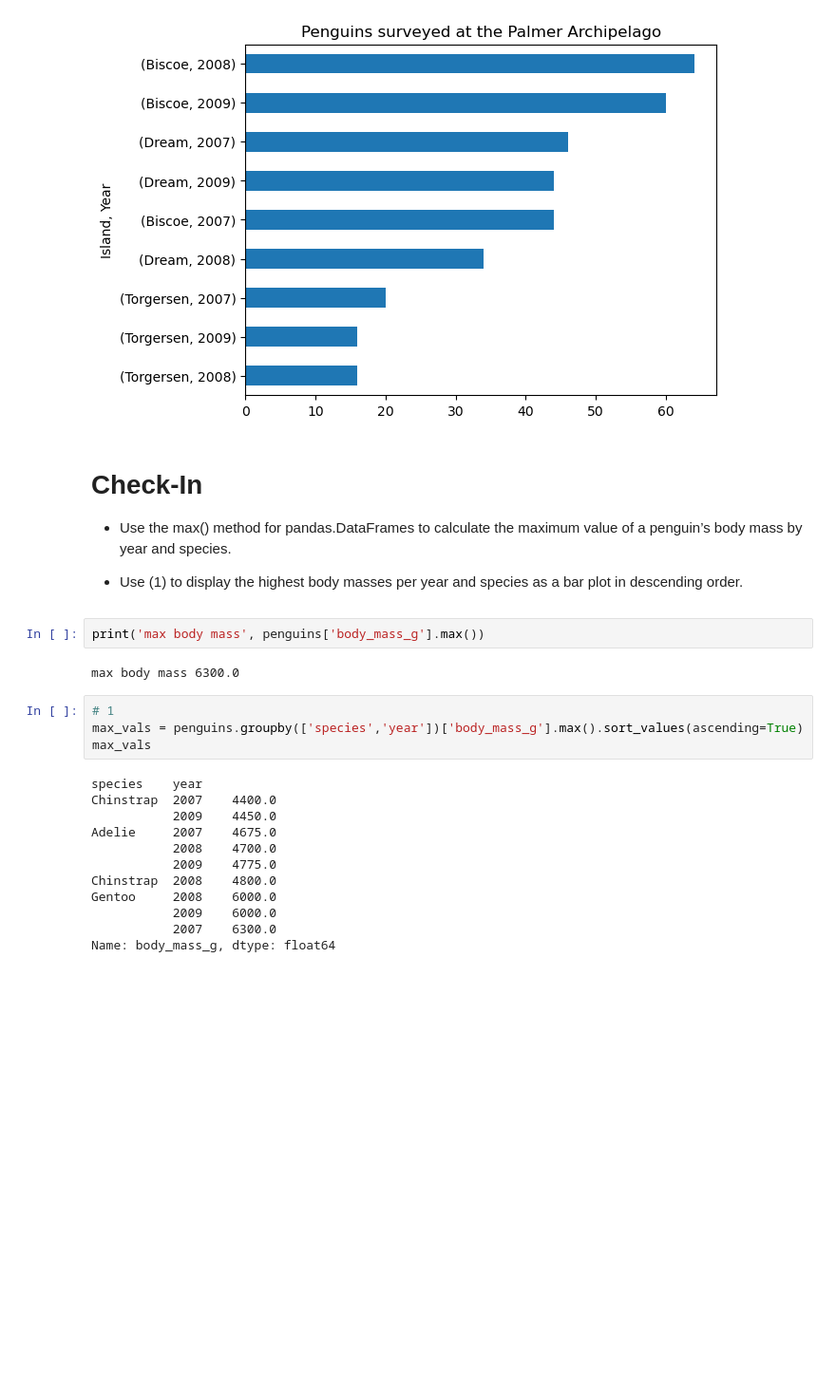
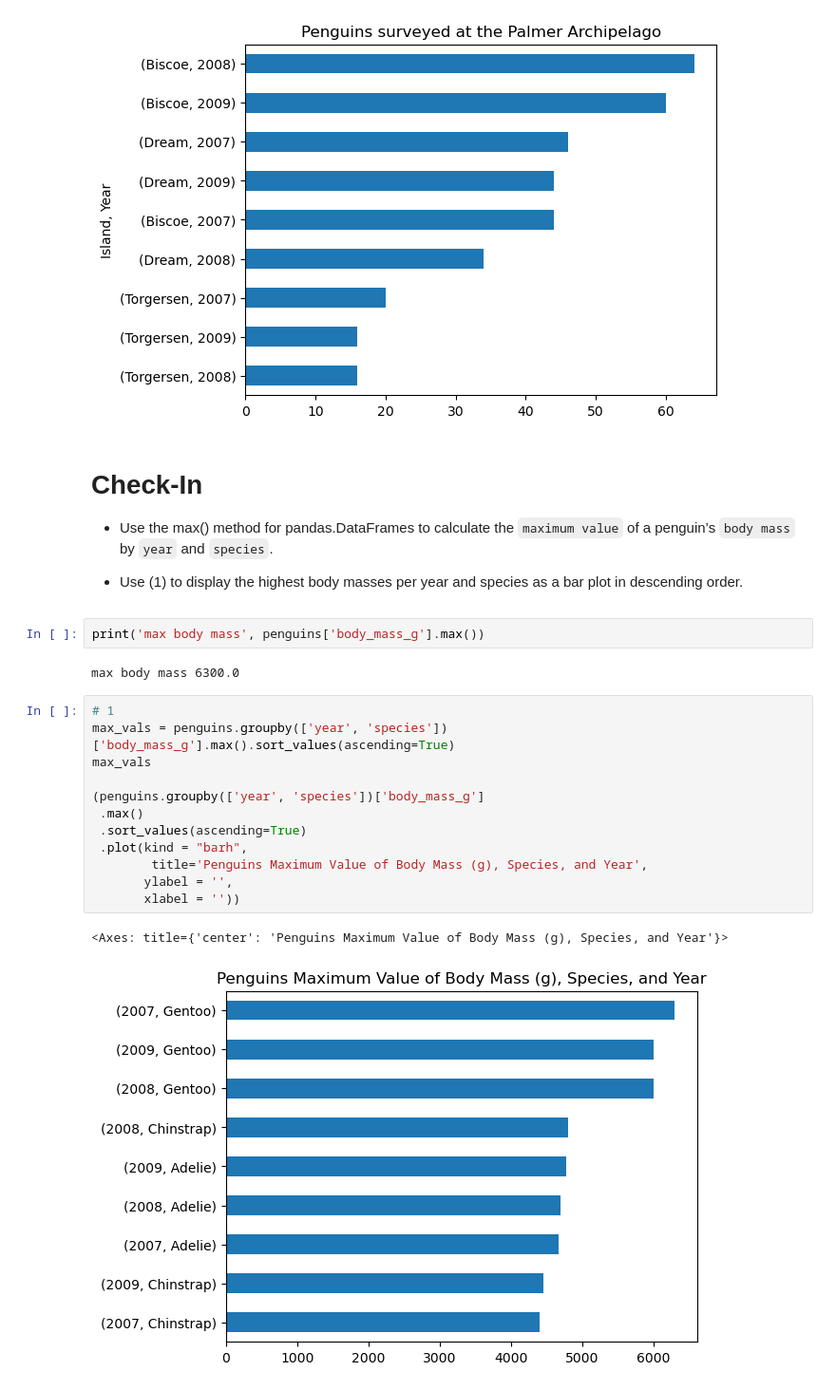
Before and after one commit to marietolteca00/eds220-2025-in-class, a Jupyter notebook: week2-groupby.ipynb, the cells around one changed output. Shown at 95% size. Drawn from its saved outputs; the diff is of its cells as text; blank space fills up the shorter version.

```diff
--- a/week2-groupby.ipynb
+++ b/week2-groupby.ipynb
@@ -195,7 +195,7 @@ Let’s say we want to plot the surveyed population per year and island. We coul
 [figure]
 # %% [markdown]
 # Check-In
-- Use the max() method for pandas.DataFrames to calculate the maximum value of a penguin’s body mass by year and species.
+- Use the max() method for pandas.DataFrames to calculate the `maximum value` of a penguin’s `body mass` by `year` and `species`.
 
 - Use (1) to display the highest body masses per year and species as a bar plot in descending order.
 # %%
@@ -204,20 +204,19 @@ print('max body mass', penguins['body_mass_g'].max())
 max body mass 6300.0
 # %%
 # 1
-max_vals = penguins.groupby(['species','year'])['body_mass_g'].max().sort_values(ascending=True)
+max_vals = penguins.groupby(['year', 'species'])['body_mass_g'].max().sort_values(ascending=True)
 max_vals
+
+(penguins.groupby(['year', 'species'])['body_mass_g']
+ .max()
+ .sort_values(ascending=True)
+ .plot(kind = "barh",
+        title='Penguins Maximum Value of Body Mass (g), Species, and Year',
+       ylabel = '',
+       xlabel = ''))
 # %% [output]
-species    year
-Chinstrap  2007    4400.0
-           2009    4450.0
-Adelie     2007    4675.0
-           2008    4700.0
-           2009    4775.0
-Chinstrap  2008    4800.0
-Gentoo     2008    6000.0
-           2009    6000.0
-           2007    6300.0
-Name: body_mass_g, dtype: float64
+<Axes: title={'center': 'Penguins Maximum Value of Body Mass (g), Species, and Year'}>
+[figure, added]
 # %%
 # 2
 max_vals.plot(kind='barh',
```
Also changed, not shown: parts of 1 cell of this notebook.
